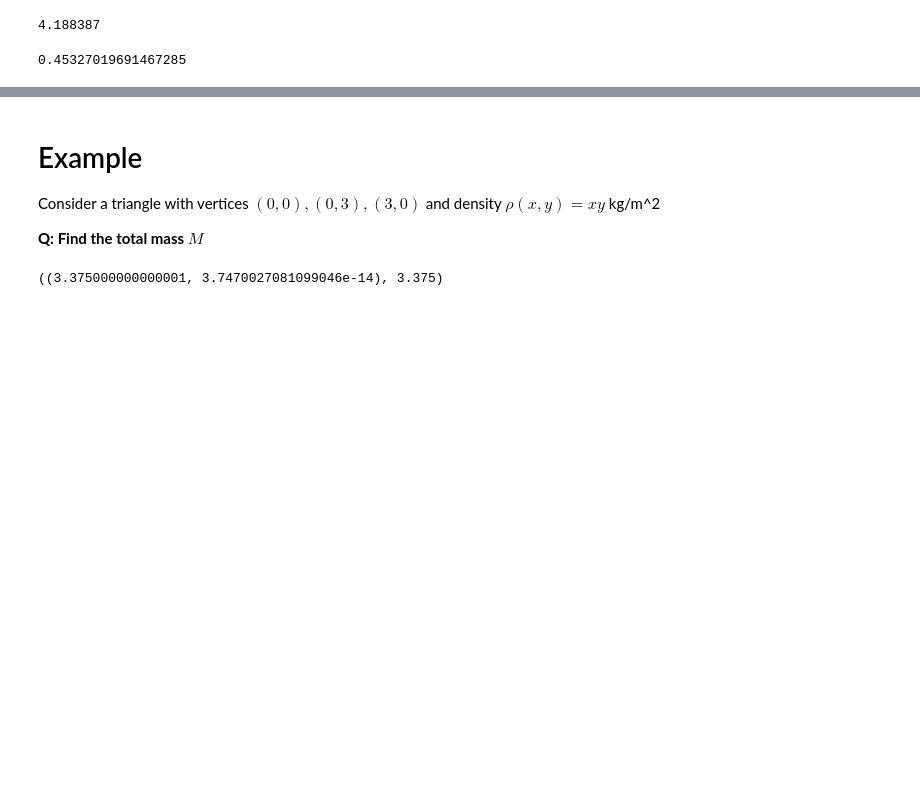
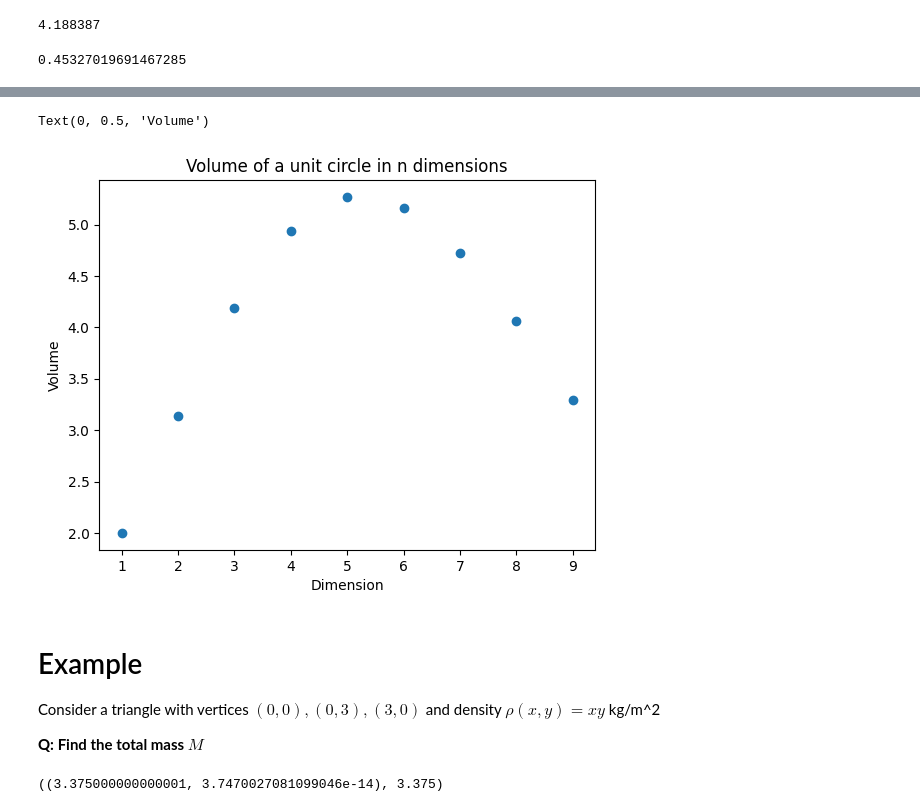
Before and after one commit to jackbullen/Math-248, a Jupyter notebook: Labs/Week 11/Lab-37-Nov-9.ipynb, the cells around one changed output, grey strips where cells are left out. Saved outputs shown, nothing was run; the diff lists cells and outputs as text; code cells hidden in the pictures; blank space fills up the shorter version.

```diff
--- a/Labs/Week 11/Lab-37-Nov-9.ipynb
+++ b/Labs/Week 11/Lab-37-Nov-9.ipynb
@@ -145,3 +229,15 @@ end - start # time in seconds
+# %%
+ys = [2.000000, 3.141433, 4.189678, 4.936846, 5.269018,5.163270, 4.719053, 4.062464, 3.292621]
+xs = list(range(1,10))
+from matplotlib.pyplot import scatter, title, xlabel, ylabel, axhline
+from math import pi
+scatter(xs, ys)
+title("Volume of a unit circle in n dimensions")
+xlabel("Dimension")
+ylabel("Volume")
+# %% [output]
+Text(0, 0.5, 'Volume')
+[figure, added]
 # %%
 # Another approach using numpy
 
```
Also changed, not shown: parts of 18 cells of this notebook, 3 other files.
